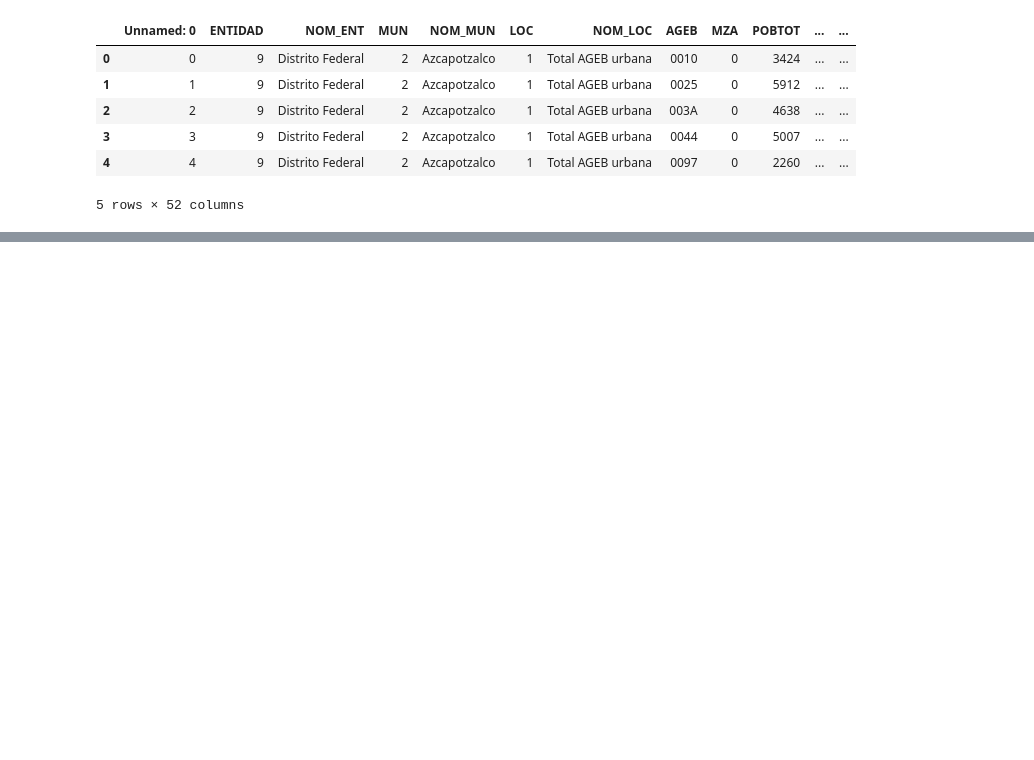
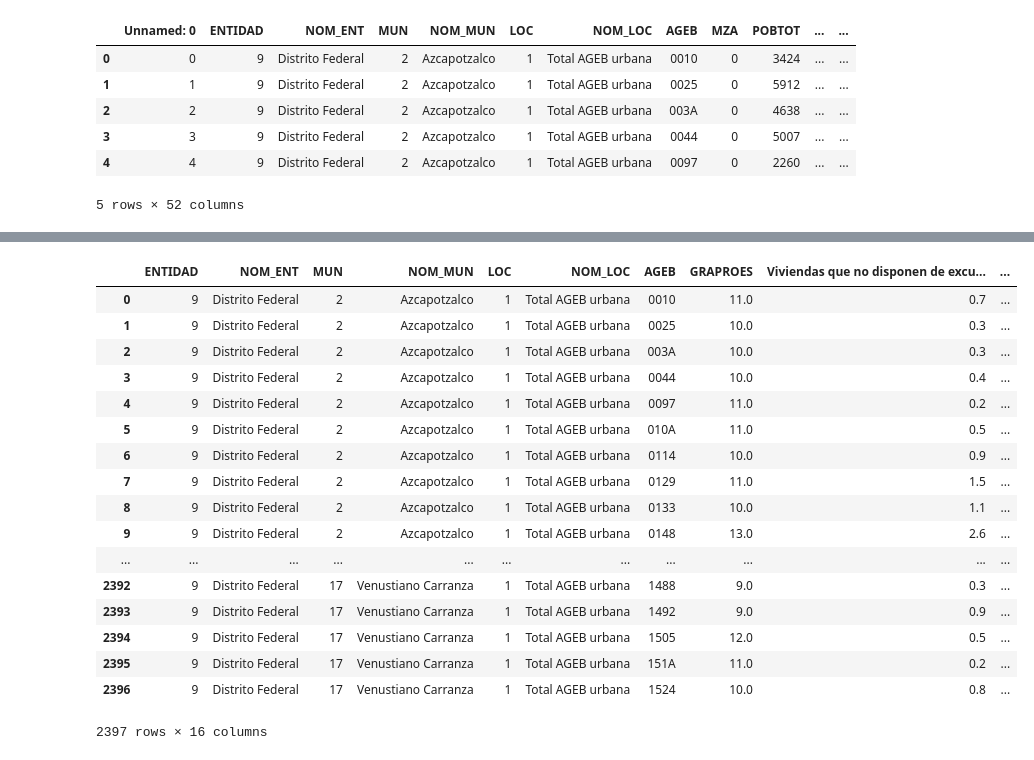
Before and after one commit to Iarmas/Project-1, a Jupyter notebook: NivelSocioeconomico/Nivel_Socio.ipynb, the cells around one changed output, grey strips where cells are left out. Saved outputs shown, nothing was run; the diff lists cells and outputs as text; code cells hidden in the pictures; blank space fills up the shorter version.

```diff
--- a/NivelSocioeconomico/Nivel_Socio.ipynb
+++ b/NivelSocioeconomico/Nivel_Socio.ipynb
@@ -36,0 +37,19 @@ readF
+# %%
+keys = ['ENTIDAD',
+       'NOM_ENT',
+       'MUN',
+       'NOM_MUN',
+       'LOC',
+       'NOM_LOC',
+       'AGEB',
+       'GRAPROES',
+       'Viviendas que no disponen de excusado o sanitario',
+       'Viviendas que no disponen de lavadora',
+       'Viviendas que no disponen de refrigerador',
+       'Viviendas que no disponen de teléfono fijo',
+       'Viviendas con piso de tierra',
+       'Viviendas que no disponen de agua entubada de la red pública',
+       'Viviendas que no disponen de drenaje',
+       'Viviendas que no disponen de energía eléctrica']
+nivel_socio_df = readF[keys].copy()
+nivel_socio_df.head()
@@ -36,0 +63,13 @@ readF
+# %%
+
+for col in keys[7:]:
+    nivel_socio_df[col] = nivel_socio_df[col].replace('*', 'NaN')
+    nivel_socio_df[col] = nivel_socio_df[col].astype(float)
+#     min_list.append(nivel_socio_df[col].min())
+#     max_list.append(nivel_socio_df[col].max())
+# %%
+### Filtro de rangos a nivel municipio
+
+estado = input("Selecciona un Estado: Distrito Federal (9) o Edo. México (15) ")
+
+filtro_estado = nivel_socio_df.loc[nivel_socio_df['ENTIDAD'] == int(estado)].copy()
@@ -36,0 +188,21 @@ readF
+# %%
+filtro_estado
+# %% [output]
+|  | ENTIDAD | NOM_ENT | MUN | NOM_MUN | LOC | NOM_LOC | AGEB | GRAPROES | Viviendas que no disponen de excu... | ... |
+| 0 | 9 | Distrito Federal | 2 | Azcapotzalco | 1 | Total AGEB urbana | 0010 | 11.0 | 0.7 | ... |
+| 1 | 9 | Distrito Federal | 2 | Azcapotzalco | 1 | Total AGEB urbana | 0025 | 10.0 | 0.3 | ... |
+| 2 | 9 | Distrito Federal | 2 | Azcapotzalco | 1 | Total AGEB urbana | 003A | 10.0 | 0.3 | ... |
+| 3 | 9 | Distrito Federal | 2 | Azcapotzalco | 1 | Total AGEB urbana | 0044 | 10.0 | 0.4 | ... |
+| 4 | 9 | Distrito Federal | 2 | Azcapotzalco | 1 | Total AGEB urbana | 0097 | 11.0 | 0.2 | ... |
+| 5 | 9 | Distrito Federal | 2 | Azcapotzalco | 1 | Total AGEB urbana | 010A | 11.0 | 0.5 | ... |
+| 6 | 9 | Distrito Federal | 2 | Azcapotzalco | 1 | Total AGEB urbana | 0114 | 10.0 | 0.9 | ... |
+| 7 | 9 | Distrito Federal | 2 | Azcapotzalco | 1 | Total AGEB urbana | 0129 | 11.0 | 1.5 | ... |
+| 8 | 9 | Distrito Federal | 2 | Azcapotzalco | 1 | Total AGEB urbana | 0133 | 10.0 | 1.1 | ... |
+| 9 | 9 | Distrito Federal | 2 | Azcapotzalco | 1 | Total AGEB urbana | 0148 | 13.0 | 2.6 | ... |
+| ... | ... | ... | ... | ... | ... | ... | ... | ... | ... | ... |
+| 2392 | 9 | Distrito Federal | 17 | Venustiano Carranza | 1 | Total AGEB urbana | 1488 | 9.0 | 0.3 | ... |
+| 2393 | 9 | Distrito Federal | 17 | Venustiano Carranza | 1 | Total AGEB urbana | 1492 | 9.0 | 0.9 | ... |
+| 2394 | 9 | Distrito Federal | 17 | Venustiano Carranza | 1 | Total AGEB urbana | 1505 | 12.0 | 0.5 | ... |
+| 2395 | 9 | Distrito Federal | 17 | Venustiano Carranza | 1 | Total AGEB urbana | 151A | 11.0 | 0.2 | ... |
+| 2396 | 9 | Distrito Federal | 17 | Venustiano Carranza | 1 | Total AGEB urbana | 1524 | 10.0 | 0.8 | ... |
+2397 rows × 16 columns
```
Also changed, not shown: parts of 11 cells of this notebook.
